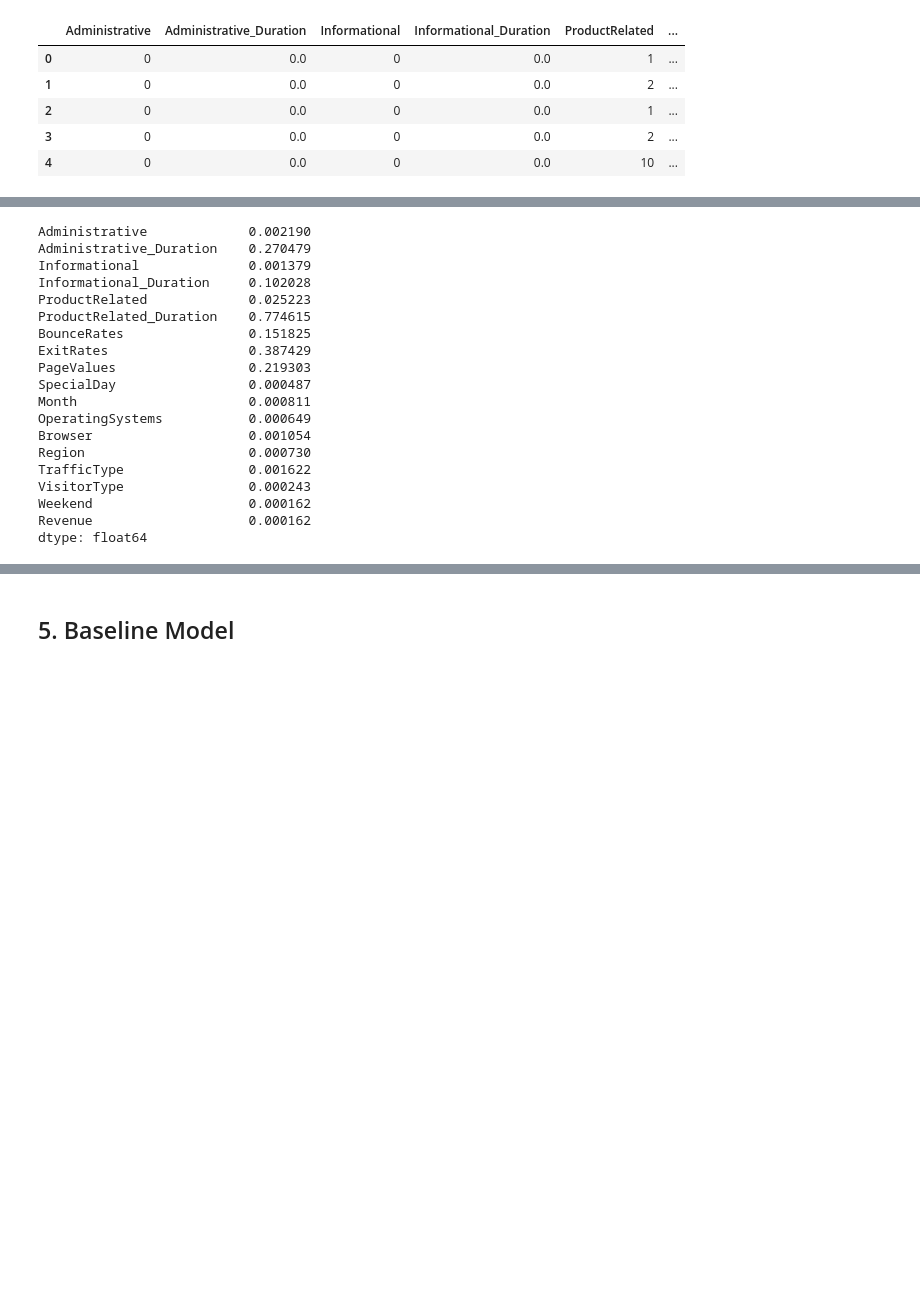
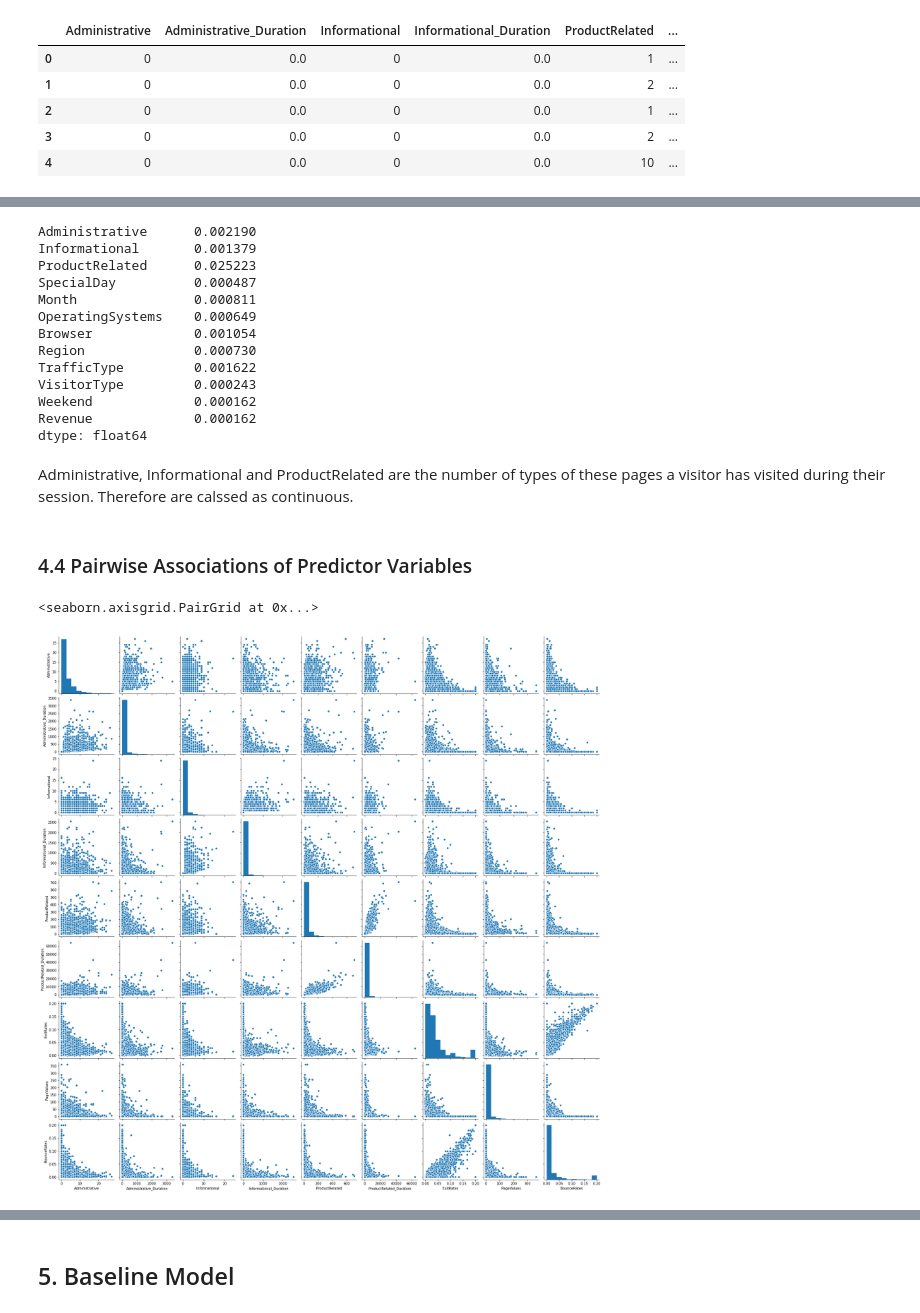
Before and after one commit to algakovic/Online_Shoppers_Intention, a Jupyter notebook: Online_Shoppers_Intent.ipynb, the cells around one changed output, grey strips where cells are left out. Saved outputs shown, nothing was run; the diff lists cells and outputs as text; code cells hidden in the pictures; blank space fills up the shorter version.

```diff
--- a/Online_Shoppers_Intent.ipynb
+++ b/Online_Shoppers_Intent.ipynb
@@ -157,28 +196,34 @@ df.Administrative.nunique()
 # %%
 # Here we are checking the ratio of unique values to the total number count for each column
-df.nunique()/df.count()
-# proportions of nuniques to total counts < 0.05 suggest categorical variables
+screen_series = df.nunique()/df.count()
+type(screen_series)
+screen_series[screen_series < 0.05]
+# proportions of nuniques to total counts < 0.05 *suggest* categorical variables
 # %% [output]
-Administrative             0.002190
-Administrative_Duration    0.270479
-Informational              0.001379
-Informational_Duration     0.102028
-ProductRelated             0.025223
-ProductRelated_Duration    0.774615
-BounceRates                0.151825
-ExitRates                  0.387429
-PageValues                 0.219303
-SpecialDay                 0.000487
-Month                      0.000811
-OperatingSystems           0.000649
-Browser                    0.001054
-Region                     0.000730
-TrafficType                0.001622
-VisitorType                0.000243
-Weekend                    0.000162
-Revenue                    0.000162
+Administrative      0.002190
+Informational       0.001379
+ProductRelated      0.025223
+SpecialDay          0.000487
+Month               0.000811
+OperatingSystems    0.000649
+Browser             0.001054
+Region              0.000730
+TrafficType         0.001622
+VisitorType         0.000243
+Weekend             0.000162
+Revenue             0.000162
 dtype: float64
+# %% [markdown]
+Administrative, Informational and ProductRelated are the number of types of these pages a visitor has visited during their session. Therefore are calssed as continuous.
 # %%
 # Subset categorical and continuous features from dataframe for visualisations:
-df_cont = df[['Administrative_Duration', 'Informational_Duration', 'ProductRelated_Duration', 'ExitRates', 'PageValues', 'BounceRates']]
+df_cont = df[['Administrative','Administrative_Duration','Informational', 'Informational_Duration', 'ProductRelated', 'ProductRelated_Duration', 'ExitRates', 'PageValues', 'BounceRates']]
 df_cat = df.drop(df_cont.columns, axis=1)
+# %% [markdown]
+### 4.4 Pairwise Associations of Predictor Variables
+# %%
+#Continuous predictor vairables:
+sns.pairplot(data=df_cont)
+# %% [output]
+<seaborn.axisgrid.PairGrid at 0x...>
+[figure, added]
```
Also changed, not shown: parts of 10 cells of this notebook.
